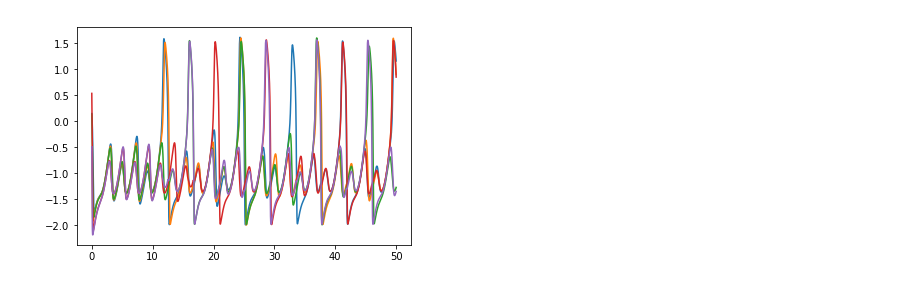
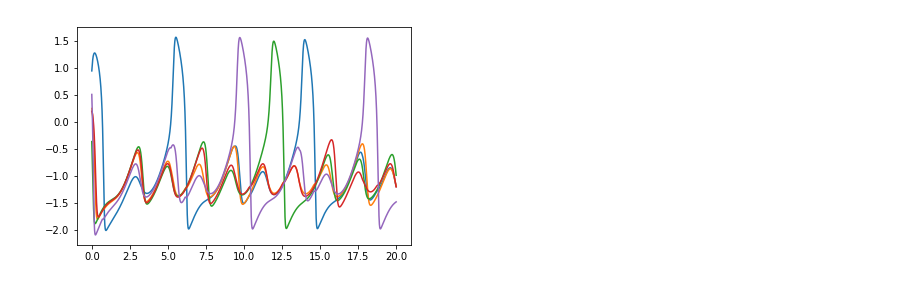
Before and after one commit to nkknj/Fitzhugh-Nagumo, a Jupyter notebook: FNnetwork.ipynb, the cells around one changed output. Cells and saved outputs as stored; diff of their text form; code cells hidden in the pictures.

```diff
--- a/FNnetwork.ipynb
+++ b/FNnetwork.ipynb
@@ -35,25 +34,0 @@ T=30
-# %%
-for k in range(4):
-    #setting
-    state=np.array([0, 0])
-
-    #preparation
-    state=state.reshape(2, 1)
-
-    #simulation
-    t=0
-    Is=[]
-    while t<T:
-        if np.int(t)%8<2*k:
-            I=0.5
-        else:
-            I=0
-
-        Is.append(I)
-
-        state=np.c_[state, FNmodel(state[:, -1].reshape(2), I).reshape(2, 1)]
-        t+=dt
-
-    Is.append(Is[-1])
-    state=np.r_[state, np.array(Is).reshape(1, -1)]
-    resultshow(state)
@@ -65,8 +59,8 @@ for k in range(4):
 # %%
 #setting
-T=50
+T=20
 N=5
-K=0.1
+k=0.1
 v=(np.random.rand(N)*3-1.5)
 w=(np.random.rand(N))*2
 network=np.array([
@@ -76,35 +70,35 @@ network=np.array([
     [0, 0, 1, 0, 1],
     [1, 0, 0, 0, 1]
 ])
 for i in range(N):
     network[i, i]=0
 
 #preparation
 v=v.reshape(N, 1)
 w=w.reshape(N, 1)
 temp=np.zeros((2, N))
 
 #simulation
 t=0
 while t<T:
     out=v[:, -1].copy()
     out[out<0]=0
     out[out>0]=1
     I=np.dot(network, out)/np.sum(network, axis=1)+(1+np.sin(3*t))
     for i in range(N):
         vec=np.array([v[i, -1], w[i, -1]])
-        temp[:, i]=FNmodel(vec, K*I[i])
+        temp[:, i]=FNmodel(vec, k*I[i])
 
     v=np.c_[v, temp[0, :].reshape(N, 1)]
     w=np.c_[w, temp[1, :].reshape(N, 1)]
     t+=dt
 
 for i in range(N):
     plt.plot(np.arange(v.shape[1])*dt, v[i])
 
 plt.show()
 # %% [output]
-[figure, old version]
+[figure, new version]
 # %%
 for i in range(5):
     plt.plot(np.arange(v.shape[1])*dt, v[i, :])
```
Also changed, not shown: parts of 8 cells of this notebook.
